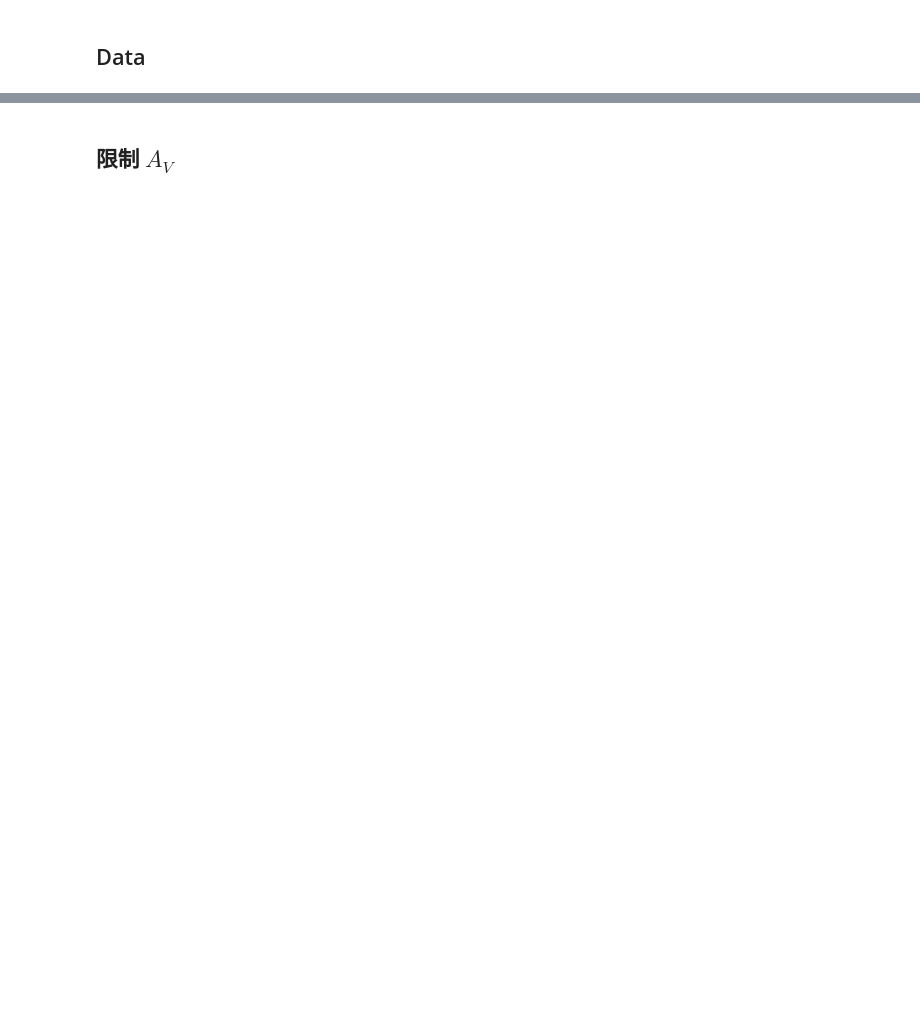
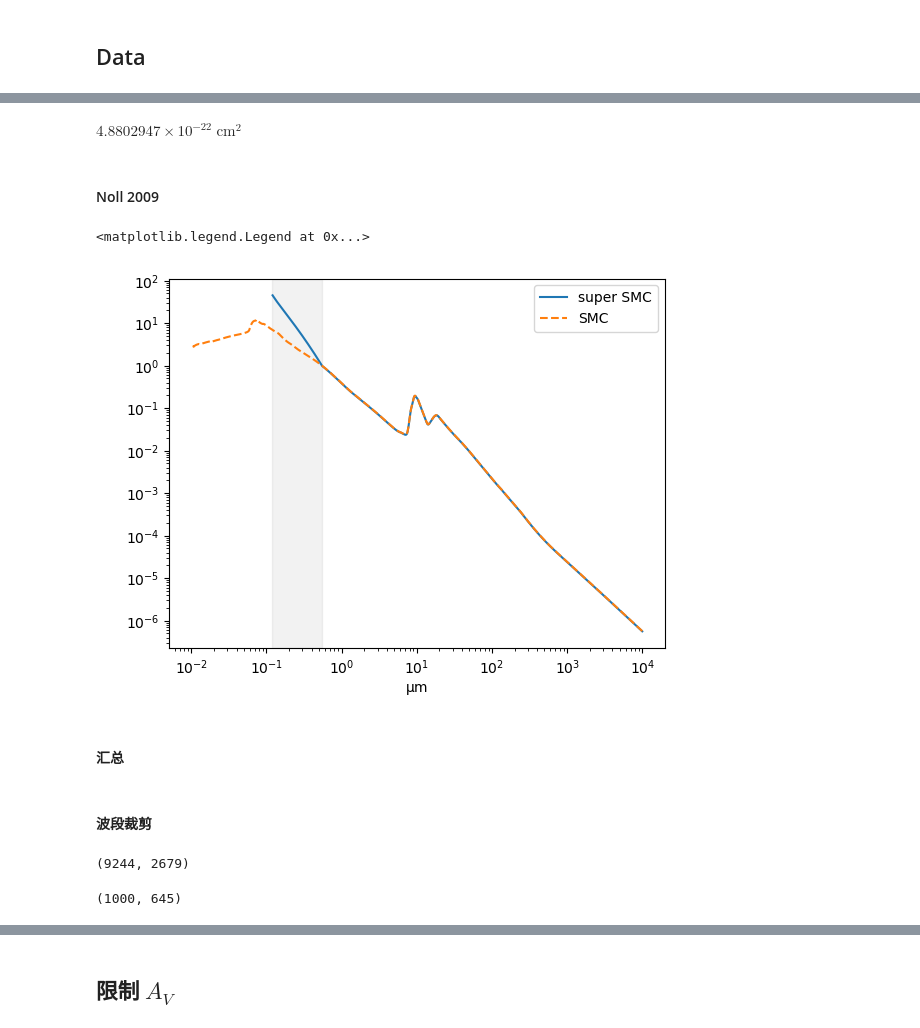
Before and after one commit to c-kj/LRD_dust_modeling, a Jupyter notebook: notebooks/A_V_constraint.ipynb, the cells around one changed output, grey strips where cells are left out. Saved outputs shown, nothing was run; the diff lists cells and outputs as text; code cells hidden in the pictures; blank space fills up the shorter version.

```diff
--- a/notebooks/A_V_constraint.ipynb
+++ b/notebooks/A_V_constraint.ipynb
@@ -235,0 +47,3 @@ PhysicalType('unknown')
+# %%
+# Orion
+Orion_opacity = OpacityData.from_file('data/opacity_law/Orion.opc', ignore_scatter=True)  #* ignore scatter 以与其他几个数据保持一致，并且能量守恒严格成立
@@ -235,0 +52,15 @@ PhysicalType('unknown')
+# %%
+from dust_extinction.grain_models import WD01
+
+# 让这几个在 V band 处与 Orion 保持一致
+MW_RV31_opacity = OpacityData.from_extinction_model(model=WD01('MWRV31'), sigma_H_V=Orion_opacity.sigma_H_ext_V)
+SMC_opacity = OpacityData.from_extinction_model(model=WD01('SMCBar'), sigma_H_V=Orion_opacity.sigma_H_ext_V)
+# %%
+# ISM R_V=3.1 的 A_V 与 N_H 的转换系数为 5.3e-22，来自 Draine 2011 书上 21.7 式。
+# 由此计算出的截面为:
+5.3e-22 * u.cm**2 / 1.086
+# 比 Orion 的大 13 倍。其中 10 倍是由于 Orion 取了 0.1 solar metallicity，但剩下的呢？
+# %% [output]
+$4.8802947 \times 10^{-22} \; \mathrm{cm^{2}}$
+# %% [markdown]
+#### Noll 2009
@@ -235,0 +106,14 @@ PhysicalType('unknown')
+# %%
+# Noll 2009 with delta = -1.8
+lam = SMC_opacity.wavelength[SMC_opacity.wavelength > 0.12*u.um]  # 短波部分不要，因为 Calzetti law 不适用
+super_SMC_opacity = OpacityData.from_extinction_data(x=lam, A_rel=super_SMC_A_rel(lam, delta = -1.8), sigma_H_V=Orion_opacity.sigma_H_ext_V)
+# %%
+plt.loglog(super_SMC_opacity.wavelength, super_SMC_opacity.sigma_H_ext / super_SMC_opacity.sigma_H_ext_V, label='super SMC')
+plt.loglog(SMC_opacity.wavelength, SMC_opacity.sigma_H_ext / SMC_opacity.sigma_H_ext_V, '--', label='SMC')
+plt.axvspan(0.12, 0.547, alpha=.1, color='gray')
+plt.legend()
+# %% [output]
+<matplotlib.legend.Legend at 0x...>
+[figure, added]
+# %% [markdown]
+#### 汇总
@@ -235,0 +128,12 @@ PhysicalType('unknown')
+# %% [markdown]
+#### 波段裁剪
+# %%
+w = Orion_opacity.wavelength
+w.size, w[(4e-2 * u.um < w) & (w < 3e2 * u.um)].size
+# %% [output]
+(9244, 2679)
+# %%
+w = SMC_opacity.wavelength
+w.size, w[(4e-2 * u.um < w) & (w < 3e2 * u.um)].size
+# %% [output]
+(1000, 645)
```
Also changed, not shown: parts of 259 cells of this notebook, 1 other file.
